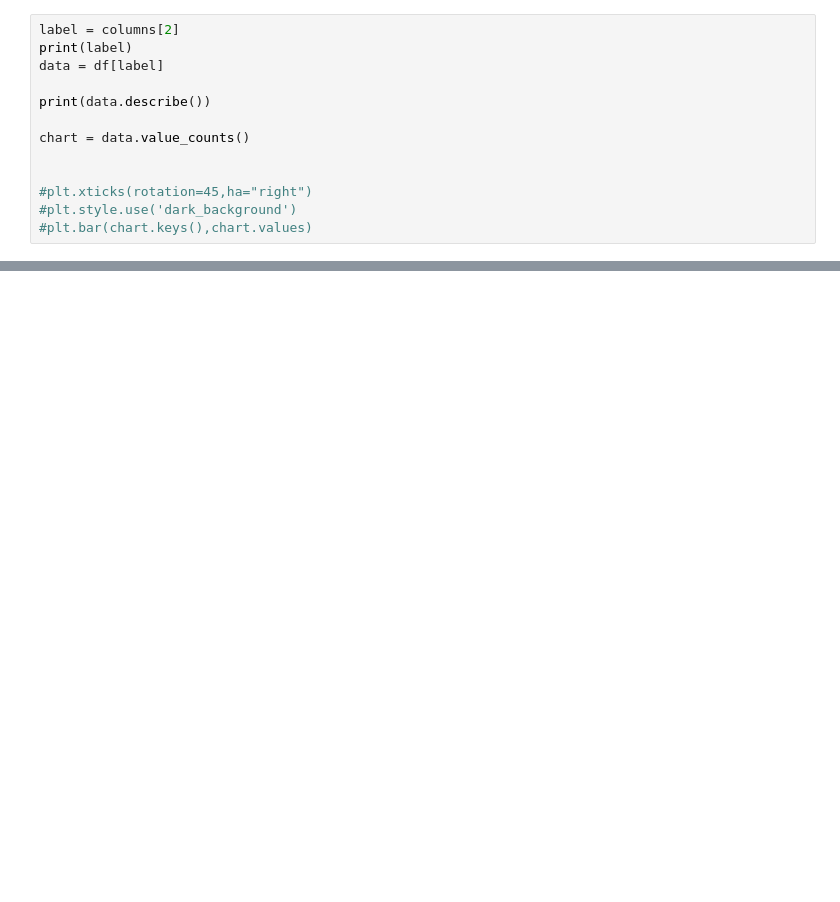
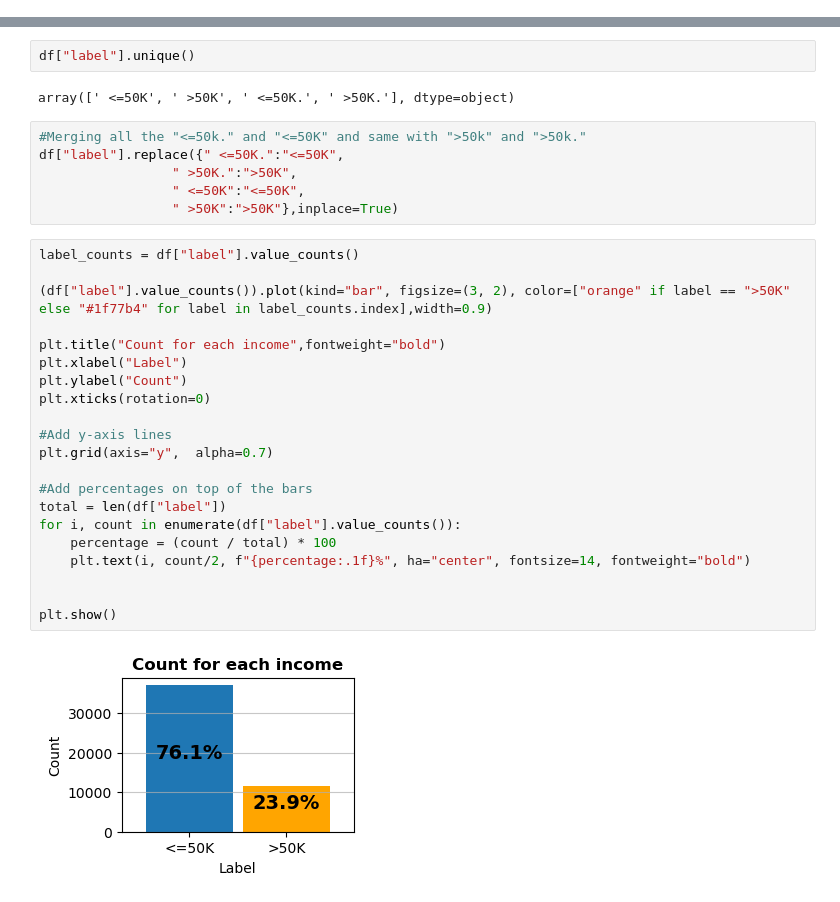
Before and after one commit to BTHughes01/AI-coursework, a Jupyter notebook: Code.ipynb, the cells around one changed output, grey strips where cells are left out. Drawn from its saved outputs; the diff is of its cells as text; blank space fills up the shorter version.

```diff
--- a/Code.ipynb
+++ b/Code.ipynb
@@ -28,13 +0,0 @@ df.head()
-# %%
-label = columns[2]
-print(label)
-data = df[label]
-
-print(data.describe())
-
-chart = data.value_counts()
-
-
-#plt.xticks(rotation=45,ha="right")
-#plt.style.use('dark_background')
-#plt.bar(chart.keys(),chart.values)
@@ -51,0 +106,33 @@ Name: fnlwgt, dtype: float64
+# %%
+df["label"].unique()
+# %% [output]
+array([' <=50K', ' >50K', ' <=50K.', ' >50K.'], dtype=object)
+# %%
+#Merging all the "<=50k." and "<=50K" and same with ">50k" and ">50k."
+df["label"].replace({" <=50K.":"<=50K",
+                 " >50K.":">50K",
+                 " <=50K":"<=50K",
+                 " >50K":">50K"},inplace=True)
+# %%
+label_counts = df["label"].value_counts()
+
+(df["label"].value_counts()).plot(kind="bar", figsize=(3, 2), color=["orange" if label == ">50K" else "#1f77b4" for label in label_counts.index],width=0.9)
+
+plt.title("Count for each income",fontweight="bold")
+plt.xlabel("Label")
+plt.ylabel("Count")
+plt.xticks(rotation=0)
+
+#Add y-axis lines
+plt.grid(axis="y",  alpha=0.7)
+
+#Add percentages on top of the bars
+total = len(df["label"])
+for i, count in enumerate(df["label"].value_counts()):
+    percentage = (count / total) * 100
+    plt.text(i, count/2, f"{percentage:.1f}%", ha="center", fontsize=14, fontweight="bold")
+
+
+plt.show()
+# %% [output]
+[figure, added]
```
Also changed, not shown: parts of 141 cells of this notebook, 2 other files.
